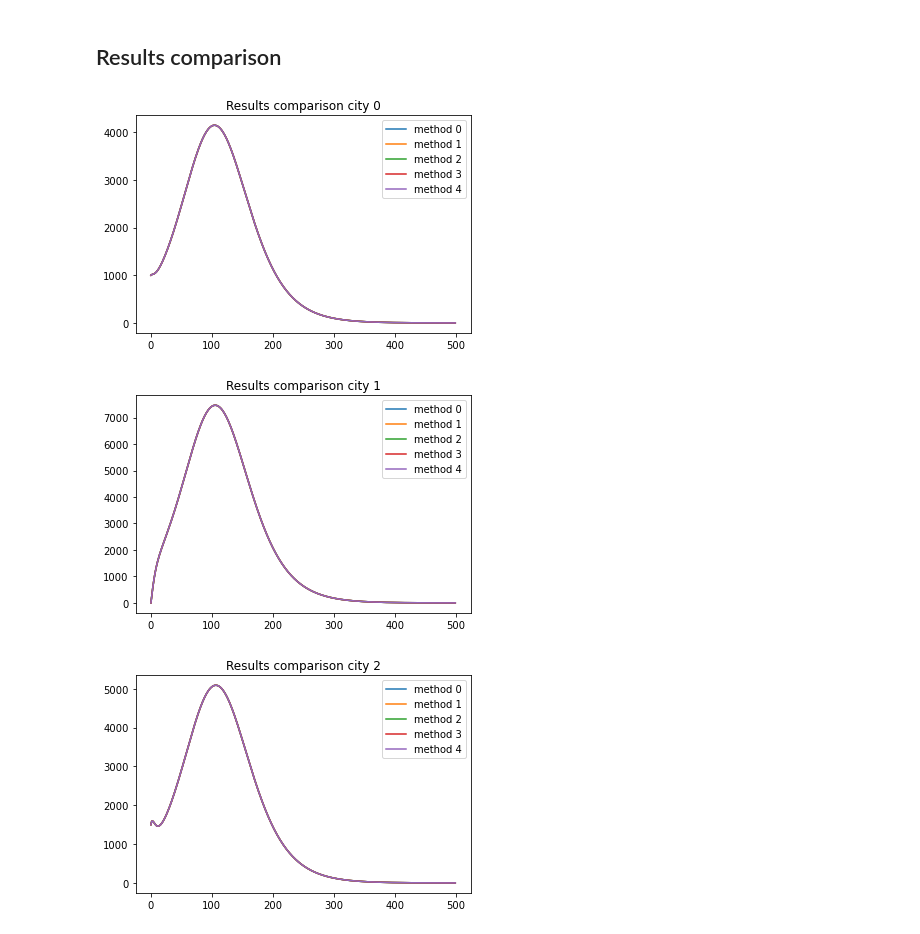
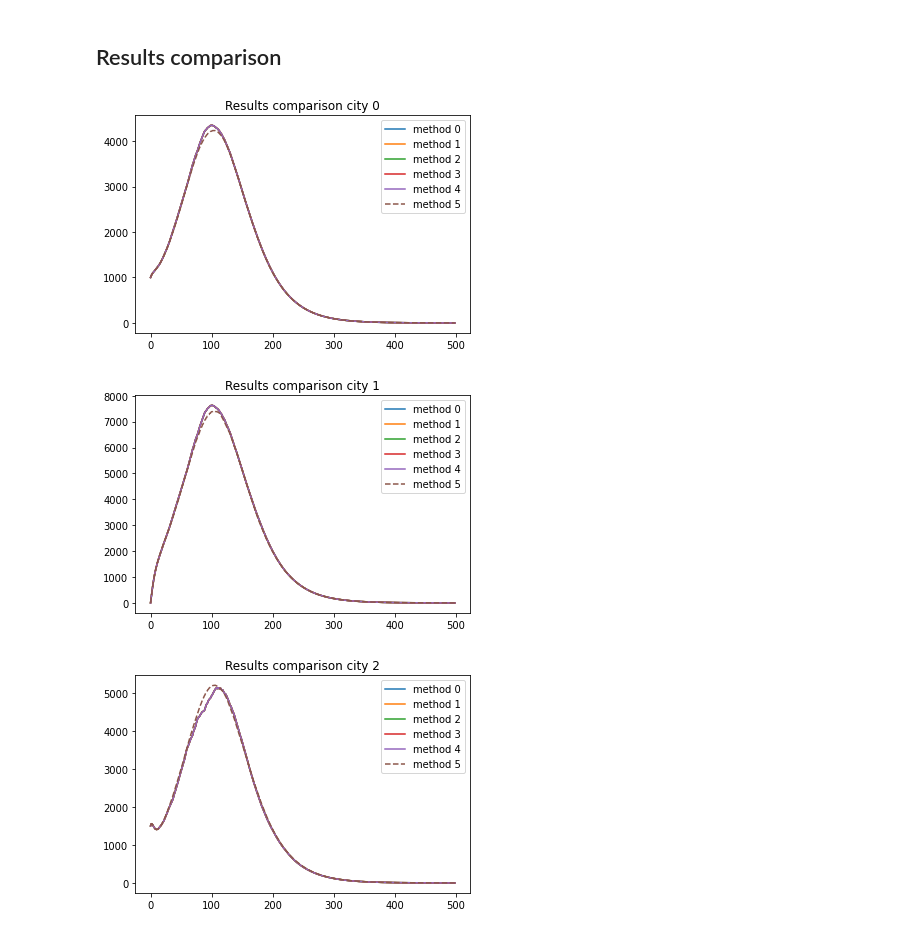
Before and after one commit to DLab/covid19geomodeller, a Jupyter notebook: Examples/SEIRMETA_timetest.ipynb, the cells around one changed output. Cells and saved outputs as stored; diff of their text form; code cells hidden in the pictures.

```diff
--- a/Examples/SEIRMETA_timetest.ipynb
+++ b/Examples/SEIRMETA_timetest.ipynb
@@ -34,9 +34,9 @@ rR_S = 0
 #E_d = False
 popfraction = 1  # np.array([1,1,1])
 # %%
-cfg = '/home/samuel/covid19geomodeller/config_files/SEIRMETA.toml'
+cfg = 'cfg/SEIRMETA.toml'
 # %%
-NMethods = 5
+NMethods = 6
 # %%
 # Create similar models using different instantiation of the Phi matrices using the "method" parameter
 model = []
@@ -51,7 +45,7 @@ Entré al if
 # %%
 for sim in model:
     init = time.time()
-    sim.solve()
+    sim.solve(method="RK45")
     end = time.time()
     print("Method "+str(sim.method)+" took "+str(end-init)+" seconds to complete")
 # %% [output]
@@ -65,11 +60,14 @@ Method 4 took 12.642848253250122 seconds to complete
 # %%
 for j in range(len(population)):
     for sim in model:
-        plt.plot(sim.t,sim.I[j],label="method "+str(sim.method))
+        if sim.method==5:
+            plt.plot(sim.t,sim.I[j],label="method "+str(sim.method), linestyle="--")
+        else:
+            plt.plot(sim.t,sim.I[j],label="method "+str(sim.method))
     plt.legend(loc=0)
     plt.title("Results comparison city "+str(j))
     plt.show()
 # %% [output]
-[figure, old version]
+[figure, new version]
-[figure, old version]
+[figure, new version]
-[figure, old version]
+[figure, new version]
```
Also changed, not shown: parts of 3 cells of this notebook, 1 other file.
